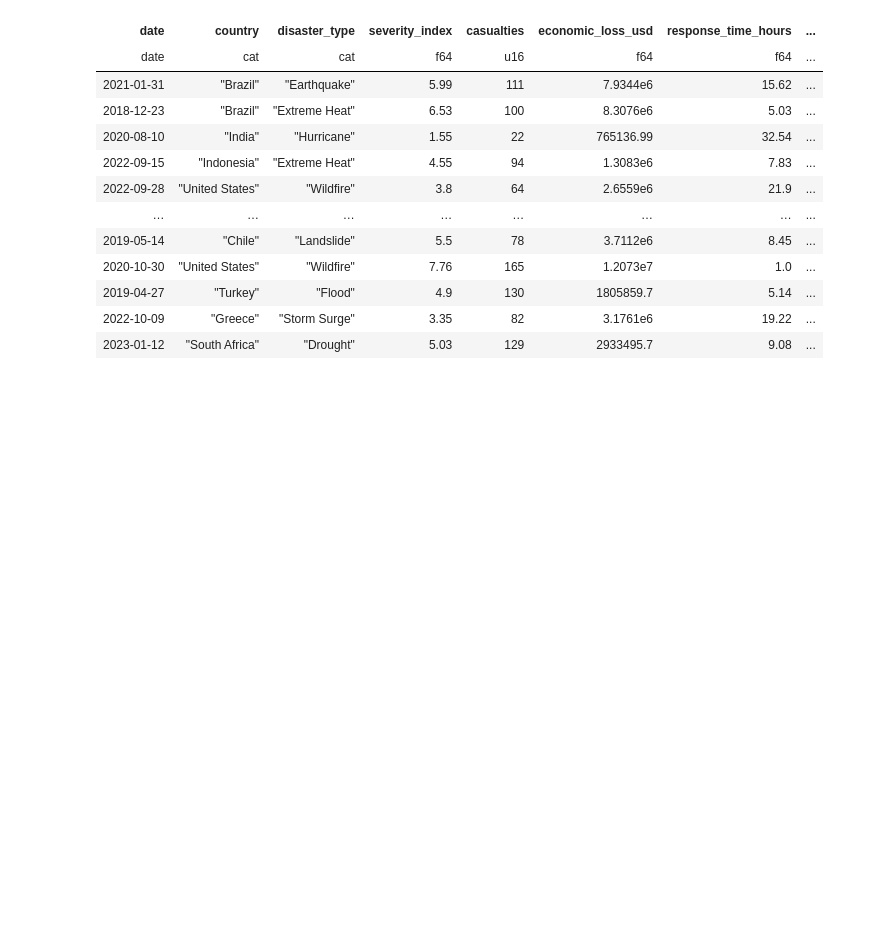
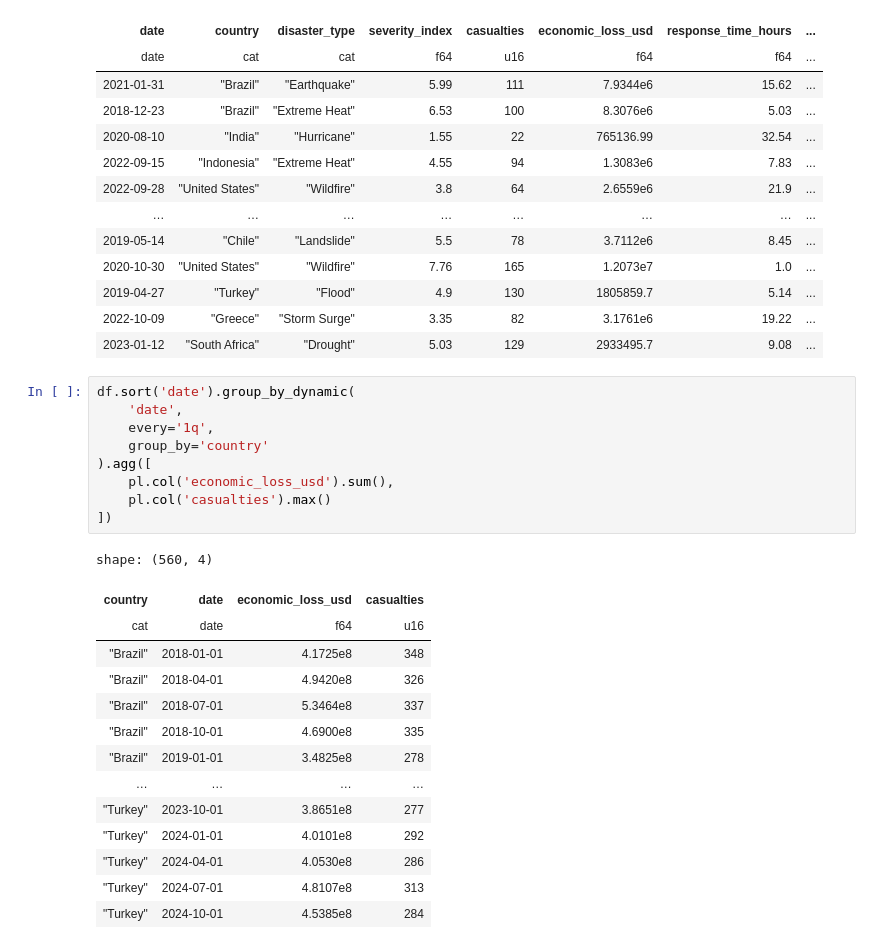
Before and after one commit to ZygimantasB/polars_library, a Jupyter notebook: kaggle/global_disaster_response_2018_2024.ipynb, the cells around one changed output. Saved outputs shown, nothing was run; the diff lists cells and outputs as text; blank space fills up the shorter version.

```diff
--- a/kaggle/global_disaster_response_2018_2024.ipynb
+++ b/kaggle/global_disaster_response_2018_2024.ipynb
@@ -115,3 +115,27 @@ shape: (50_000, 12)
 | 2019-04-27 | "Turkey" | "Flood" | 4.9 | 130 | 1805859.7 | 5.14 | ... |
 | 2022-10-09 | "Greece" | "Storm Surge" | 3.35 | 82 | 3.1761e6 | 19.22 | ... |
 | 2023-01-12 | "South Africa" | "Drought" | 5.03 | 129 | 2933495.7 | 9.08 | ... |
+# %%
+df.sort('date').group_by_dynamic(
+    'date',
+    every='1q',
+    group_by='country'
+).agg([
+    pl.col('economic_loss_usd').sum(),
+    pl.col('casualties').max()
+])
+# %% [output]
+shape: (560, 4)
+| country | date | economic_loss_usd | casualties |
+| cat | date | f64 | u16 |
+| "Brazil" | 2018-01-01 | 4.1725e8 | 348 |
+| "Brazil" | 2018-04-01 | 4.9420e8 | 326 |
+| "Brazil" | 2018-07-01 | 5.3464e8 | 337 |
+| "Brazil" | 2018-10-01 | 4.6900e8 | 335 |
+| "Brazil" | 2019-01-01 | 3.4825e8 | 278 |
+| … | … | … | … |
+| "Turkey" | 2023-10-01 | 3.8651e8 | 277 |
+| "Turkey" | 2024-01-01 | 4.0101e8 | 292 |
+| "Turkey" | 2024-04-01 | 4.0530e8 | 286 |
+| "Turkey" | 2024-07-01 | 4.8107e8 | 313 |
+| "Turkey" | 2024-10-01 | 4.5385e8 | 284 |
```
Also changed, not shown: parts of 6 cells of this notebook.
